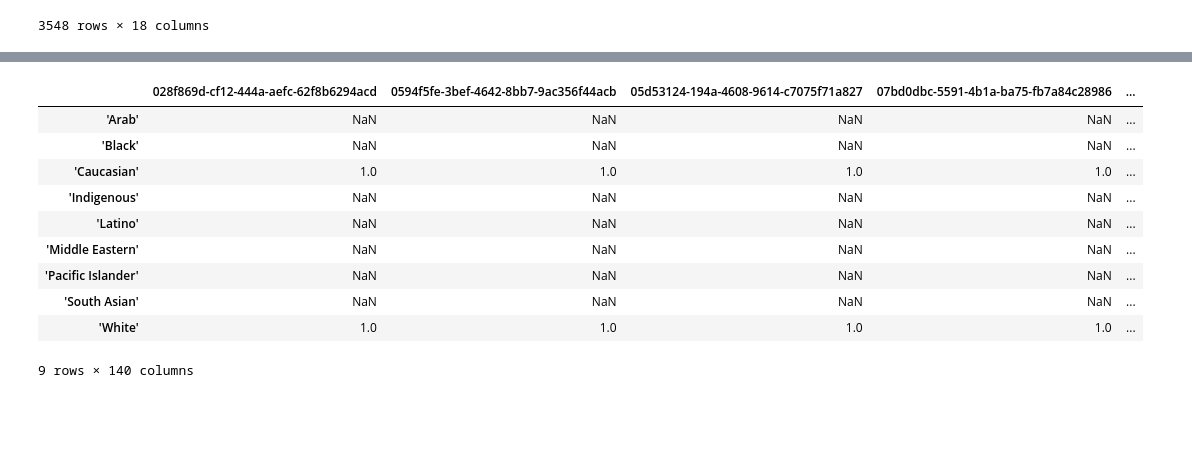
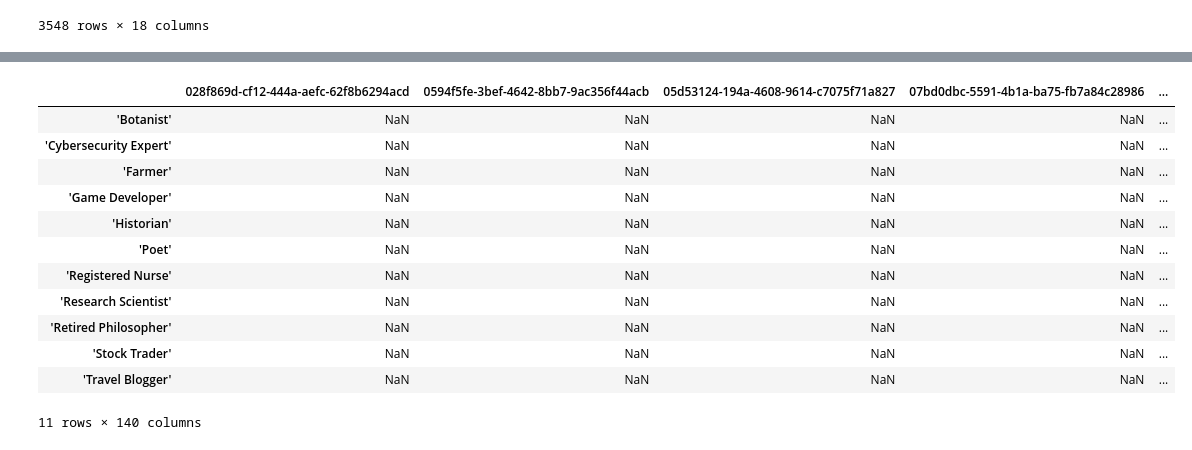
Before and after one commit to dimits-ts/aposteriori-unimodality, a Jupyter notebook: notebooks/synthetic.ipynb, the cells around one changed output, grey strips where cells are left out. Saved outputs shown, nothing was run; the diff lists cells and outputs as text; code cells hidden in the pictures; blank space fills up the shorter version.

```diff
--- a/notebooks/synthetic.ipynb
+++ b/notebooks/synthetic.ipynb
@@ -44,7 +47,16 @@ syn_df.age_annot = syn_df.age_annot.apply(parse_nullable_int_list).apply(
 syn_df.sex_annot = syn_df.sex_annot.apply(str_list_to_list)
 syn_df.demographic_group_annot = syn_df.demographic_group_annot.apply(
     str_list_to_list
-
+)
+syn_df.sexual_orientation_annot = syn_df.sexual_orientation_annot.apply(
+    str_list_to_list
+)
+syn_df.current_employment_annot = syn_df.current_employment_annot.apply(
+    str_list_to_list
+)
+syn_df.education_level_annot = syn_df.education_level_annot.apply(
+    str_list_to_list
+)
 syn_df
 # %% [output]
 |  | conv_id | message | intent | Toxicity | Argument Quality | age_user | sex_user | sexual_orientation_user | ... |
@@ -88,20 +123,22 @@ AssertionError: values [1, 1, 1, 1, 1, 1, 1, 1, 1, 1, 1] (length 11)
 # %%
 tasks.run_helper.results(
     syn_df,
     discussion_id_col="conv_id",
-    sdb_column="demographic_group_annot",
+    sdb_column="current_employment_annot",
     value_col="Toxicity",
     comment_key_col="comment_key",
 )
 # %% [output]
 |  | 028f869d-cf12-444a-aefc-62f8b6294acd | 0594f5fe-3bef-4642-8bb7-9ac356f44acb | 05d53124-194a-4608-9614-c7075f71a827 | 07bd0dbc-5591-4b1a-ba75-fb7a84c28986 | ... |
-| 'Arab' | NaN | NaN | NaN | NaN | ... |
-| 'Black' | NaN | NaN | NaN | NaN | ... |
-| 'Caucasian' | 1.0 | 1.0 | 1.0 | 1.0 | ... |
-| 'Indigenous' | NaN | NaN | NaN | NaN | ... |
-| 'Latino' | NaN | NaN | NaN | NaN | ... |
-| 'Middle Eastern' | NaN | NaN | NaN | NaN | ... |
-| 'Pacific Islander' | NaN | NaN | NaN | NaN | ... |
-| 'South Asian' | NaN | NaN | NaN | NaN | ... |
-| 'White' | 1.0 | 1.0 | 1.0 | 1.0 | ... |
+| 'Botanist' | NaN | NaN | NaN | NaN | ... |
+| 'Cybersecurity Expert' | NaN | NaN | NaN | NaN | ... |
+| 'Farmer' | NaN | NaN | NaN | NaN | ... |
+| 'Game Developer' | NaN | NaN | NaN | NaN | ... |
+| 'Historian' | NaN | NaN | NaN | NaN | ... |
+| 'Poet' | NaN | NaN | NaN | NaN | ... |
+| 'Registered Nurse' | NaN | NaN | NaN | NaN | ... |
+| 'Research Scientist' | NaN | NaN | NaN | NaN | ... |
+| 'Retired Philosopher' | NaN | NaN | NaN | NaN | ... |
+| 'Stock Trader' | NaN | NaN | NaN | NaN | ... |
+| 'Travel Blogger' | NaN | NaN | NaN | NaN | ... |
-9 rows × 140 columns
+11 rows × 140 columns
```
Also changed, not shown: parts of 5 cells of this notebook, 2 other files.
